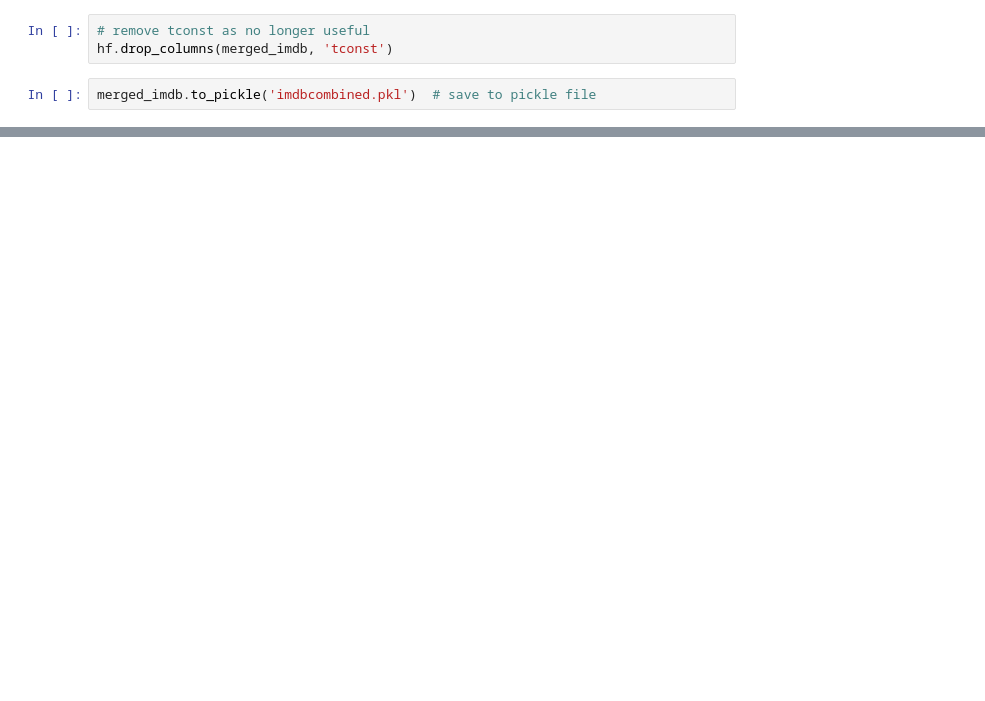
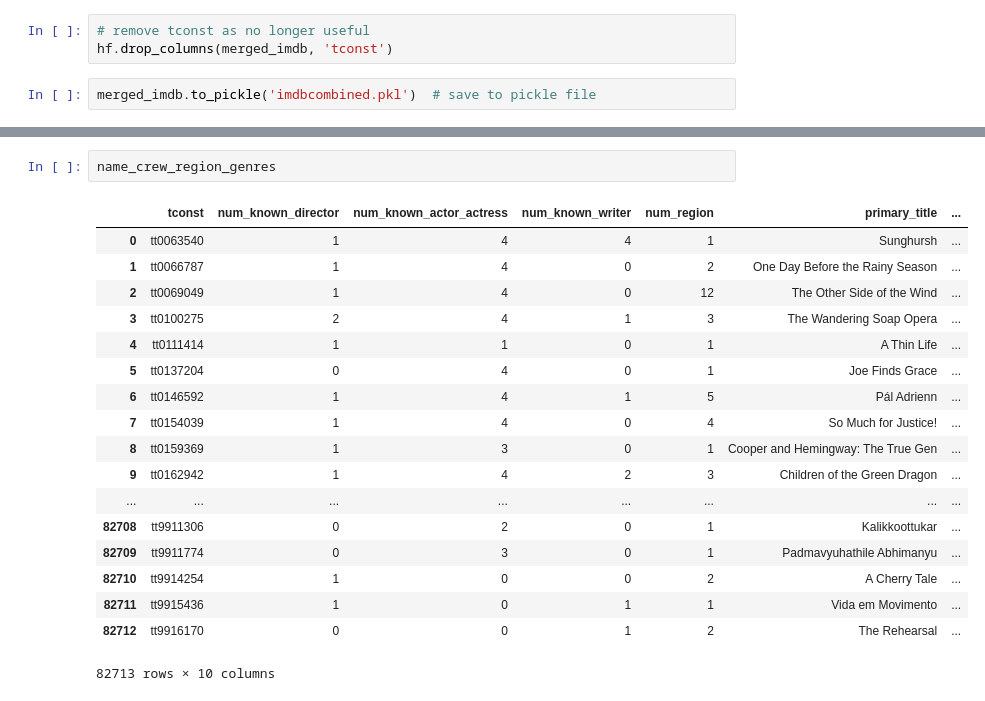
Before and after one commit to mzhou356/dc_ds_06_03_mod1_project, a Jupyter notebook: IMDB_combined_data.ipynb, the cells around one changed output, grey strips where cells are left out. Saved outputs shown, nothing was run; the diff lists cells and outputs as text; blank space fills up the shorter version.

```diff
--- a/IMDB_combined_data.ipynb
+++ b/IMDB_combined_data.ipynb
@@ -399,0 +432,21 @@ merged_imdb.to_pickle('imdbcombined.pkl')  # save to pickle file
+# %%
+name_crew_region_genres
+# %% [output]
+|  | tconst | num_known_director | num_known_actor_actress | num_known_writer | num_region | primary_title | ... |
+| 0 | tt0063540 | 1 | 4 | 4 | 1 | Sunghursh | ... |
+| 1 | tt0066787 | 1 | 4 | 0 | 2 | One Day Before the Rainy Season | ... |
+| 2 | tt0069049 | 1 | 4 | 0 | 12 | The Other Side of the Wind | ... |
+| 3 | tt0100275 | 2 | 4 | 1 | 3 | The Wandering Soap Opera | ... |
+| 4 | tt0111414 | 1 | 1 | 0 | 1 | A Thin Life | ... |
+| 5 | tt0137204 | 0 | 4 | 0 | 1 | Joe Finds Grace | ... |
+| 6 | tt0146592 | 1 | 4 | 1 | 5 | Pál Adrienn | ... |
+| 7 | tt0154039 | 1 | 4 | 0 | 4 | So Much for Justice! | ... |
+| 8 | tt0159369 | 1 | 3 | 0 | 1 | Cooper and Hemingway: The True Gen | ... |
+| 9 | tt0162942 | 1 | 4 | 2 | 3 | Children of the Green Dragon | ... |
+| ... | ... | ... | ... | ... | ... | ... | ... |
+| 82708 | tt9911306 | 0 | 2 | 0 | 1 | Kalikkoottukar | ... |
+| 82709 | tt9911774 | 0 | 3 | 0 | 1 | Padmavyuhathile Abhimanyu | ... |
+| 82710 | tt9914254 | 1 | 0 | 0 | 2 | A Cherry Tale | ... |
+| 82711 | tt9915436 | 1 | 0 | 1 | 1 | Vida em Movimento | ... |
+| 82712 | tt9916170 | 0 | 0 | 1 | 2 | The Rehearsal | ... |
+82713 rows × 10 columns
```
Also changed, not shown: parts of 52 cells of this notebook, 2 other files.
